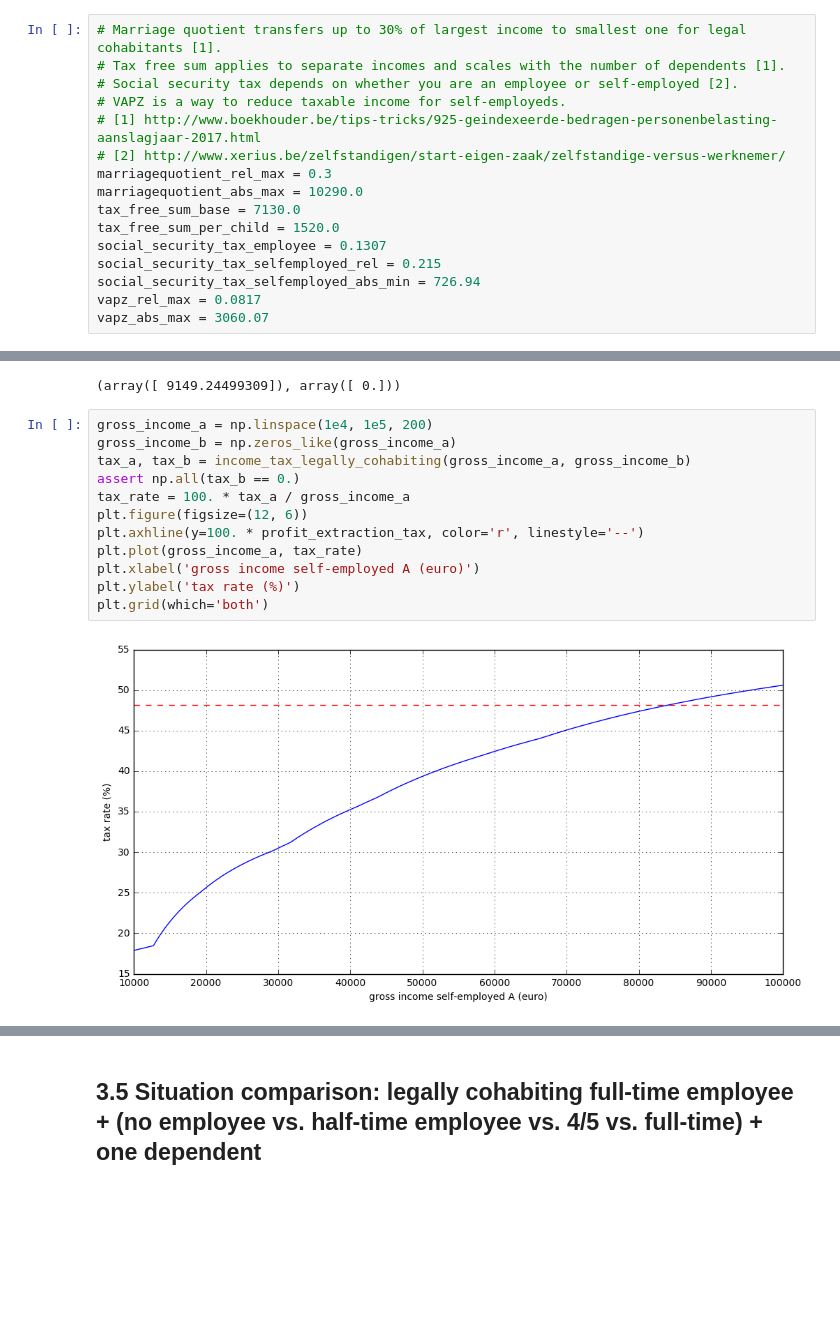
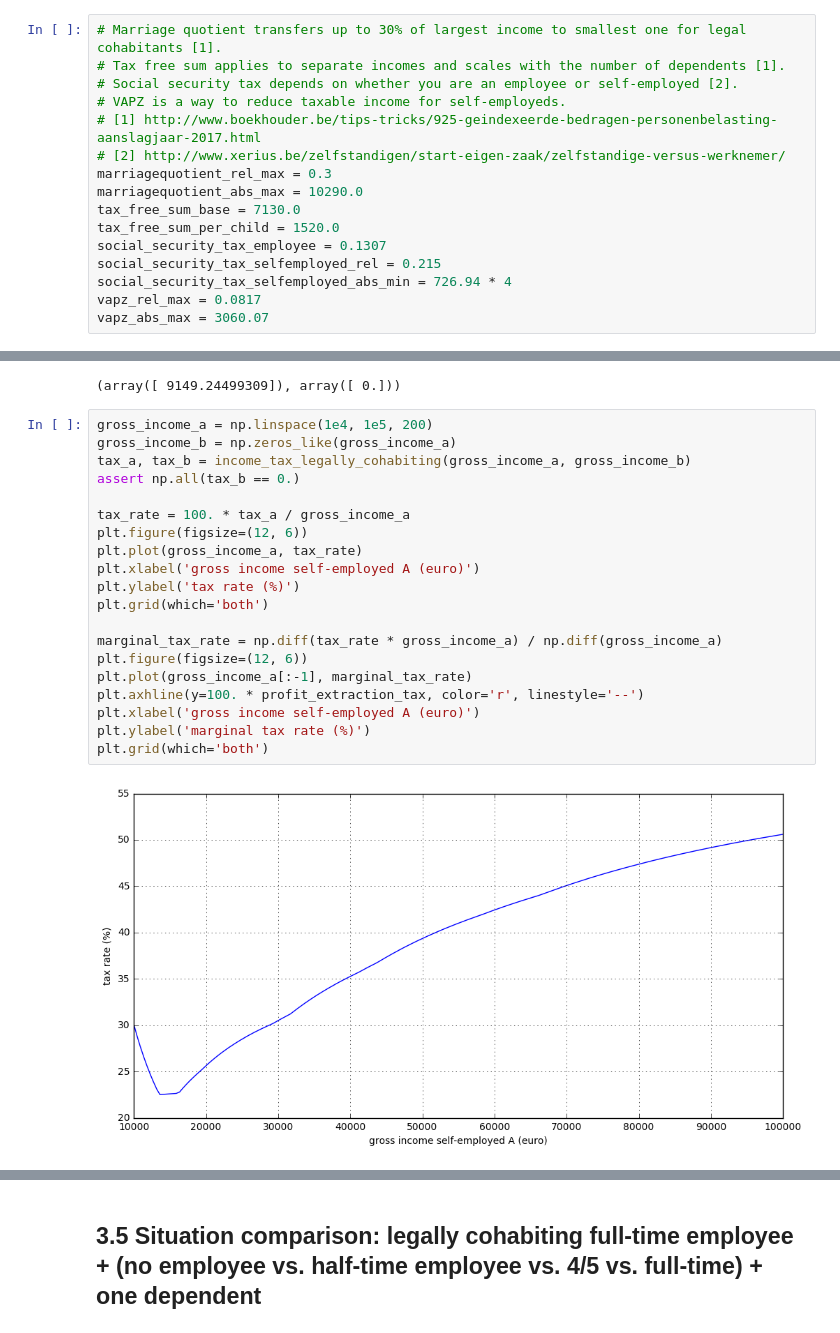
Before and after one commit to lsorber/tax-optimization, a Jupyter notebook: tax-optimization.ipynb, the cells around one changed output, grey strips where cells are left out. Saved outputs shown, nothing was run; the diff lists cells and outputs as text; blank space fills up the shorter version.

Commit message:
Added marginal tax rate

```diff
--- a/tax-optimization.ipynb
+++ b/tax-optimization.ipynb
@@ -54,7 +54,7 @@ tax_free_sum_base = 7130.0
 tax_free_sum_per_child = 1520.0
 social_security_tax_employee = 0.1307
 social_security_tax_selfemployed_rel = 0.215
-social_security_tax_selfemployed_abs_min = 726.94
+social_security_tax_selfemployed_abs_min = 726.94 * 4
 vapz_rel_max = 0.0817
 vapz_abs_max = 3060.07
 # %%
@@ -274,14 +274,22 @@ income_tax_legally_cohabiting(np.array([3e4]), np.array([0.]))
 # %%
 gross_income_a = np.linspace(1e4, 1e5, 200)
 gross_income_b = np.zeros_like(gross_income_a)
 tax_a, tax_b = income_tax_legally_cohabiting(gross_income_a, gross_income_b)
 assert np.all(tax_b == 0.)
+
 tax_rate = 100. * tax_a / gross_income_a
 plt.figure(figsize=(12, 6))
-plt.axhline(y=100. * profit_extraction_tax, color='r', linestyle='--')
 plt.plot(gross_income_a, tax_rate)
 plt.xlabel('gross income self-employed A (euro)')
 plt.ylabel('tax rate (%)')
 plt.grid(which='both')
+
+marginal_tax_rate = np.diff(tax_rate * gross_income_a) / np.diff(gross_income_a)
+plt.figure(figsize=(12, 6))
+plt.plot(gross_income_a[:-1], marginal_tax_rate)
+plt.axhline(y=100. * profit_extraction_tax, color='r', linestyle='--')
+plt.xlabel('gross income self-employed A (euro)')
+plt.ylabel('marginal tax rate (%)')
+plt.grid(which='both')
 # %% [output]
-[figure, old version]
+[figure, new version]
```
Also changed, not shown: parts of 4 cells of this notebook.
